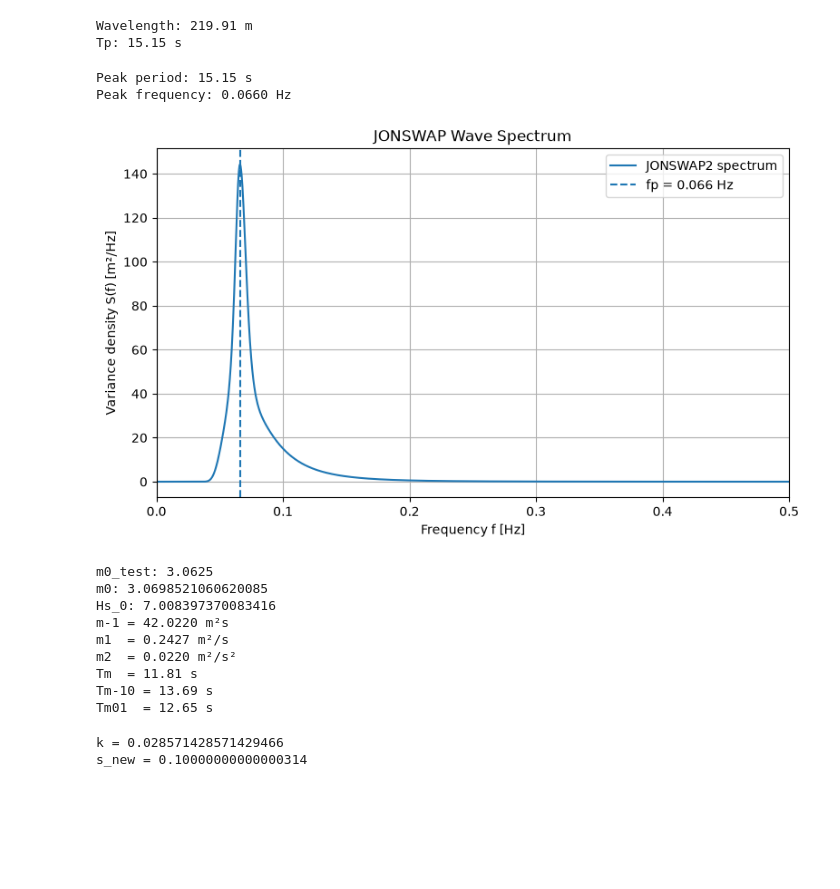
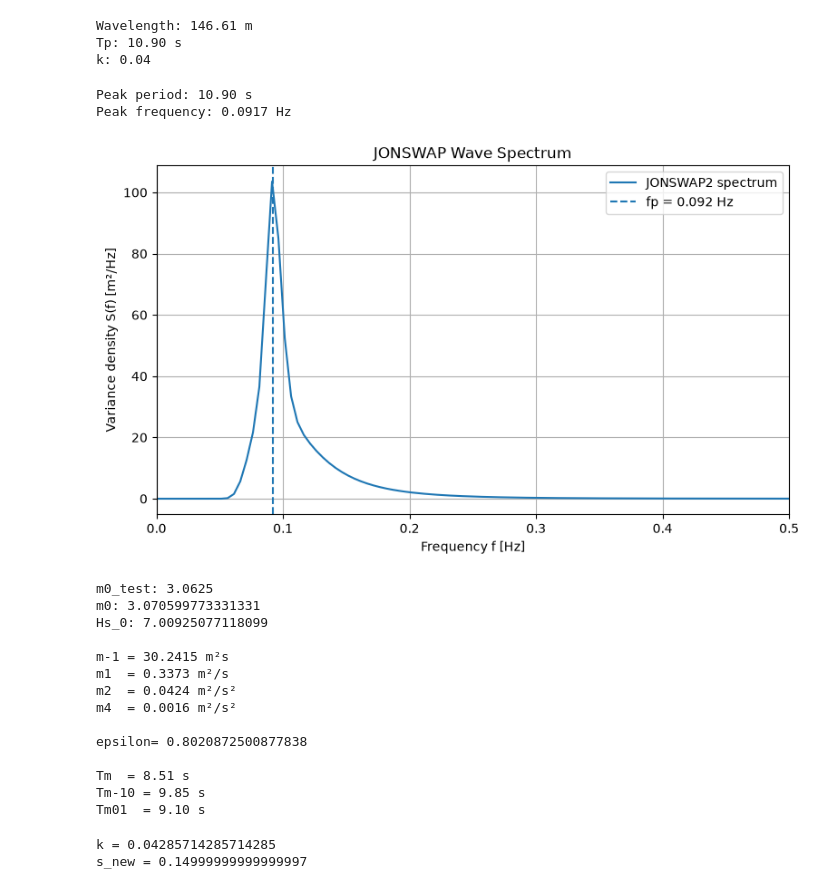
Before and after one commit to Tony-Davison/FSI_group_project_3, a Jupyter notebook: Wind_sea_wave_profile.ipynb, the cells around one changed output. Drawn from its saved outputs; the diff is of its cells as text; code cells hidden in the pictures; blank space fills up the shorter version.

```diff
--- a/Wind_sea_wave_profile.ipynb
+++ b/Wind_sea_wave_profile.ipynb
@@ -2,22 +2,27 @@
 import numpy as np
 from pathlib import Path
 import matplotlib.pyplot as plt
+import random as rnd
+from scipy import stats
+from scipy.optimize import brentq
 
 Hs = 7 #m wave height
 h = 25 #m depth
-St = 0.1 #steepness
+St = 0.15 #steepness k*a
 pi = np.pi
 g = 9.81
 
 Lambda = pi * Hs/St
-
+kp = 2*pi/Lambda
 Tp = np.sqrt(Lambda / np.tanh(2*pi*h/Lambda) * 2 *pi /g)
 
 print(f"Wavelength: {Lambda:.2f} m")
 print(f"Tp: {Tp:.2f} s")
+print(f"k: {kp:.2f} ")
 # %% [output]
-Wavelength: 219.91 m
-Tp: 15.15 s
+Wavelength: 146.61 m
+Tp: 10.90 s
+k: 0.04
 # %%
 
 import matplotlib.pyplot as plt
@@ -27,7 +32,8 @@ gamma = 3.3
 fp = 1 / Tp
 
 # Frequency range (avoid f = 0)
-f = np.linspace(0.001, 1.0, 5000)
+f = np.linspace(0.001, 1.0, 200)
+df = f[1]-f[0]
 
 # Spectral width
 sigma = np.where(f <= fp, 0.07, 0.09)
@@ -37,36 +43,36 @@ r = np.exp(-(f - fp)**2 / (2 * sigma**2 * fp**2))
 
 # Pierson-Moskowitz
 
 Epm = 5/16*Hs**2*fp**4*f**-5*np.exp(-5/4*(fp/f)**4)
 Alpha = 1-0.287*np.log(gamma)
 
 # JONSWAP spectral shape (initially alpha = 1)
 #S = (g**2 / ((2*np.pi)**4 * f**5)) * \
     #np.exp(-1.25 * (fp/f)**4) * gamma**r
 S2 = Alpha*Epm*gamma**r
 
 
 print(f"Peak period: {Tp:.2f} s")
 print(f"Peak frequency: {fp:.4f} Hz")
 
 
 # Plot spectrum
 plt.figure(figsize=(9, 5))
 #plt.plot(f, S, label="JONSWAP spectrum")
 plt.plot(f,S2, label="JONSWAP2 spectrum")
 plt.axvline(fp, linestyle="--", label=f"fp = {fp:.3f} Hz")
 
 plt.xlabel("Frequency f [Hz]")
 plt.ylabel("Variance density S(f) [m²/Hz]")
 plt.title("JONSWAP Wave Spectrum")
 plt.legend()
 plt.grid(True)
 plt.xlim(0, 0.5)
 plt.show()
 # %% [output]
-Peak period: 15.15 s
-Peak frequency: 0.0660 Hz
+Peak period: 10.90 s
+Peak frequency: 0.0917 Hz
-[figure, old version]
+[figure, new version]
 # %%
 m0_test = Hs**2/16
 m0 = np.trapezoid(S2, f)
@@ -75,16 +81,21 @@ Hs_0 = 4 * np.sqrt(m0)
 m_minus1 = np.trapezoid(S2/f, f)
 m1 = np.trapezoid(f*S2, f)
 m2 = np.trapezoid(f**2*S2,f)
+m4 = np.trapezoid(f**4*S2,f)
 
-
+# epsilon below 0.9 is often addmissable for narrow banded.
+epsilon = np.sqrt(1-m2**2/(m0*m4))
 
 print(f"m0_test: {m0_test}")
 print(f"m0: {m0}")
-print(f"Hs_0: {Hs_0}")
+print(f"Hs_0: {Hs_0} \n")
 
 print(f"m-1 = {m_minus1:.4f} m²s")
 print(f"m1  = {m1:.4f} m²/s")
 print(f"m2  = {m2:.4f} m²/s²")
+print(f"m4  = {m4:.4f} m²/s² \n" )
+
+print(f'epsilon= {epsilon} \n')
 
 
 Tm = np.sqrt(m0 / m2)
@@ -96,14 +107,19 @@ print(f"Tm-10 = {Tm_10:.2f} s")
 print(f"Tm01  = {Tm01:.2f} s")
 # %% [output]
 m0_test: 3.0625
-m0: 3.0698521060620085
-Hs_0: 7.008397370083416
-m-1 = 42.0220 m²s
-m1  = 0.2427 m²/s
-m2  = 0.0220 m²/s²
-Tm  = 11.81 s
-Tm-10 = 13.69 s
-Tm01  = 12.65 s
+m0: 3.070599773331331
+Hs_0: 7.00925077118099
+
+m-1 = 30.2415 m²s
+m1  = 0.3373 m²/s
+m2  = 0.0424 m²/s²
+m4  = 0.0016 m²/s²
+
+epsilon= 0.8020872500877838
+
+Tm  = 8.51 s
+Tm-10 = 9.85 s
+Tm01  = 9.10 s
 # %%
 from scipy.optimize import newton
 
@@ -123,5 +139,5 @@ s_new = (Hs/L)*pi
 print(f'k = {k}')
 print(f's_new = {s_new}')
 # %% [output]
-k = 0.028571428571429466
-s_new = 0.10000000000000314
+k = 0.04285714285714285
+s_new = 0.14999999999999997
```
Also changed, not shown: parts of 4 cells of this notebook.
